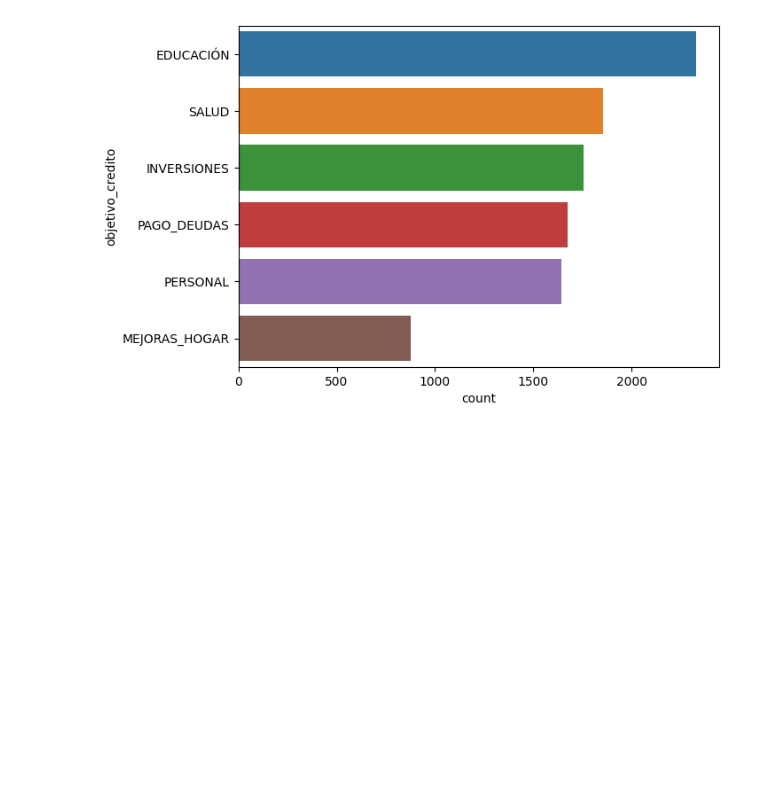
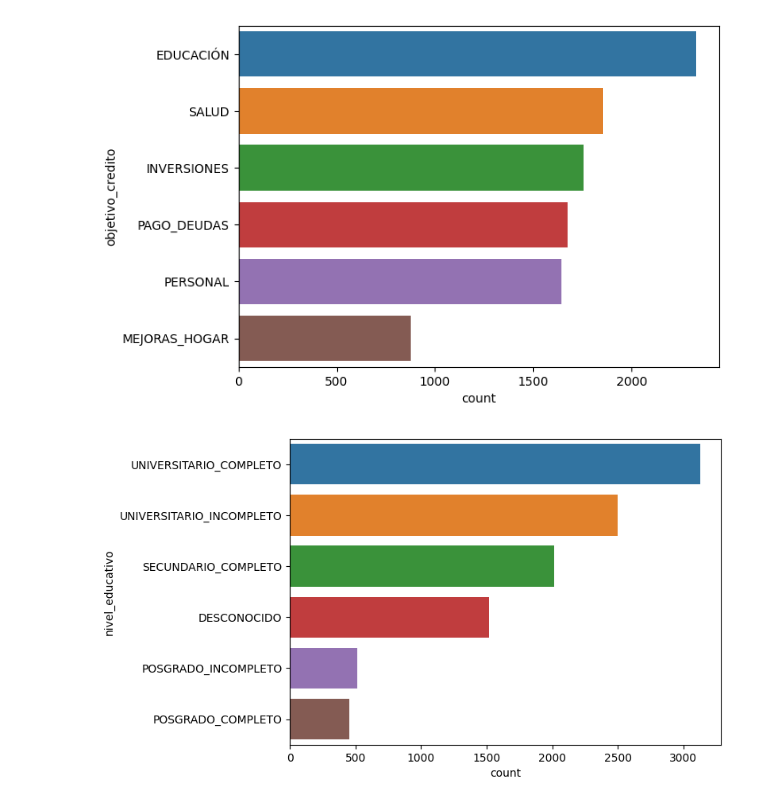
Before and after one commit to araquevi/13MBID, a Jupyter notebook: notebooks/comprension_datos/CD02-Exploracion.ipynb, the cells around one changed output. Cells and saved outputs as stored; diff of their text form; code cells hidden in the pictures; blank space fills up the shorter version.

```diff
--- a/notebooks/comprension_datos/CD02-Exploracion.ipynb
+++ b/notebooks/comprension_datos/CD02-Exploracion.ipynb
@@ -134,3 +150,9 @@ sns.countplot(y=df_creditos['objetivo_credito'], order=df_creditos['objetivo_cre
 plt.show()
 # %% [output]
 [figure]
+# %%
+plt.figure(figsize=(7,5))
+sns.countplot(y=df_tarjetas['nivel_educativo'], order=df_tarjetas['nivel_educativo'].value_counts().index)
+plt.show()
+# %% [output]
+[figure, added]
```
Also changed, not shown: parts of 7 cells of this notebook, 1 other file.
